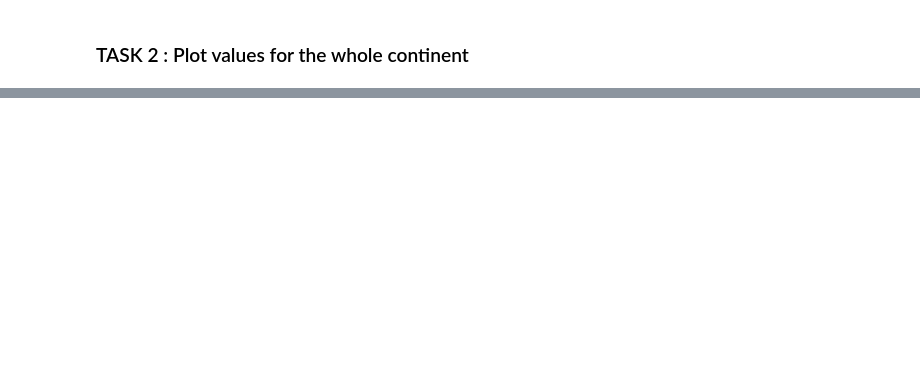
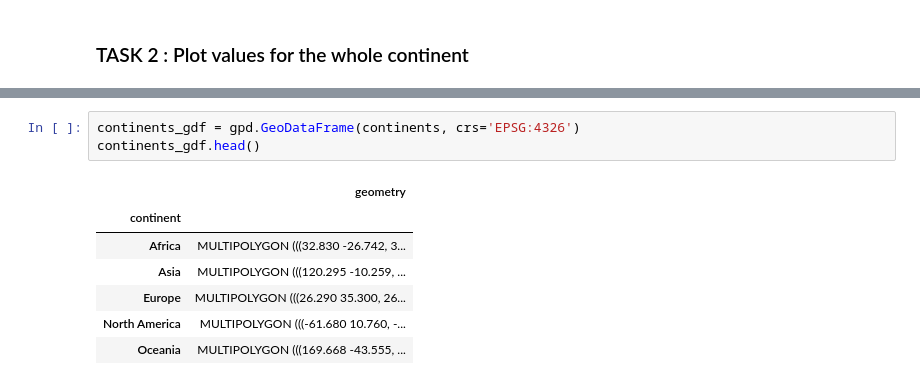
Before and after one commit to abhijeetknayak/Utilities, a Jupyter notebook: Data-Science/Country-Data/maternal-mortality-analysis.ipynb, the cells around one changed output, grey strips where cells are left out. Drawn from its saved outputs; the diff is of its cells as text; blank space fills up the shorter version.

```diff
--- a/Data-Science/Country-Data/maternal-mortality-analysis.ipynb
+++ b/Data-Science/Country-Data/maternal-mortality-analysis.ipynb
@@ -134,0 +145,11 @@ continents[continents.index == 'North America'].plot()
+# %%
+continents_gdf = gpd.GeoDataFrame(continents, crs='EPSG:4326')
+continents_gdf.head()
+# %% [output]
+|  | geometry |
+| continent |  |
+| Africa | MULTIPOLYGON (((32.830 -26.742, 3... |
+| Asia | MULTIPOLYGON (((120.295 -10.259, ... |
+| Europe | MULTIPOLYGON (((26.290 35.300, 26... |
+| North America | MULTIPOLYGON (((-61.680 10.760, -... |
+| Oceania | MULTIPOLYGON (((169.668 -43.555, ... |
```
Also changed, not shown: parts of 4 cells of this notebook.
